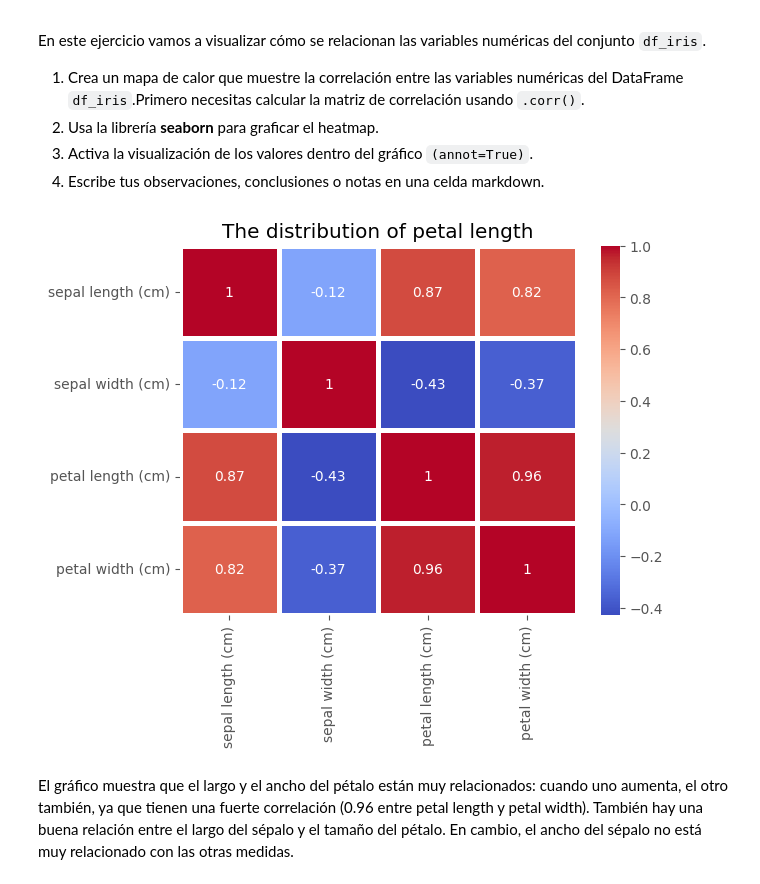
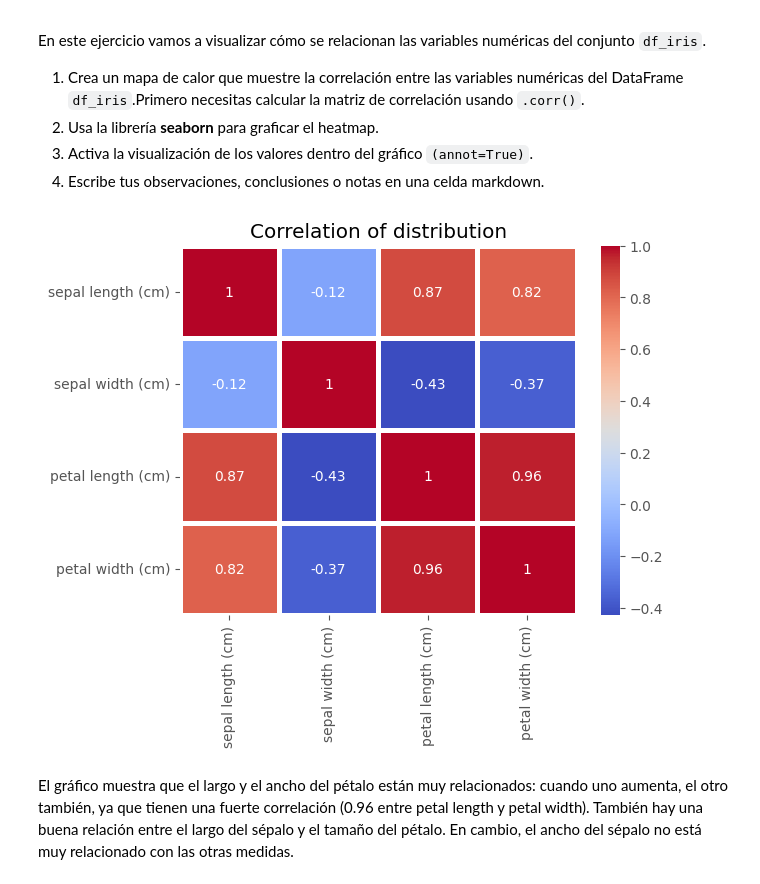
Before and after one commit to 4GeeksAcademy/inetke-proyecto-visualizacion, a Jupyter notebook: notebook/03-project-visualization.ipynb, the cells around one changed output. Drawn from its saved outputs; the diff is of its cells as text; code cells hidden in the pictures.

```diff
--- a/notebook/03-project-visualization.ipynb
+++ b/notebook/03-project-visualization.ipynb
@@ -314,10 +314,10 @@ En este ejercicio vamos a visualizar cómo se relacionan las variables numérica
 corr = df_iris.select_dtypes(include='number').corr()
 # %%
 sns.heatmap(corr, annot=True, cmap='coolwarm', linewidths=3.5)
-plt.title('The distribution of petal length')
+plt.title('Correlation of distribution')
 plt.show()
 # %% [output]
-[figure, old version]
+[figure, new version]
 # %% [markdown]
 El gráfico muestra que el largo y el ancho del pétalo están muy relacionados: cuando uno aumenta, el otro también, ya que tienen una fuerte correlación (0.96 entre petal length y petal width). También hay una buena relación entre el largo del sépalo y el tamaño del pétalo. En cambio, el ancho del sépalo no está muy relacionado con las otras medidas.
 # %% [markdown]
```
Also changed, not shown: parts of 8 cells of this notebook.
